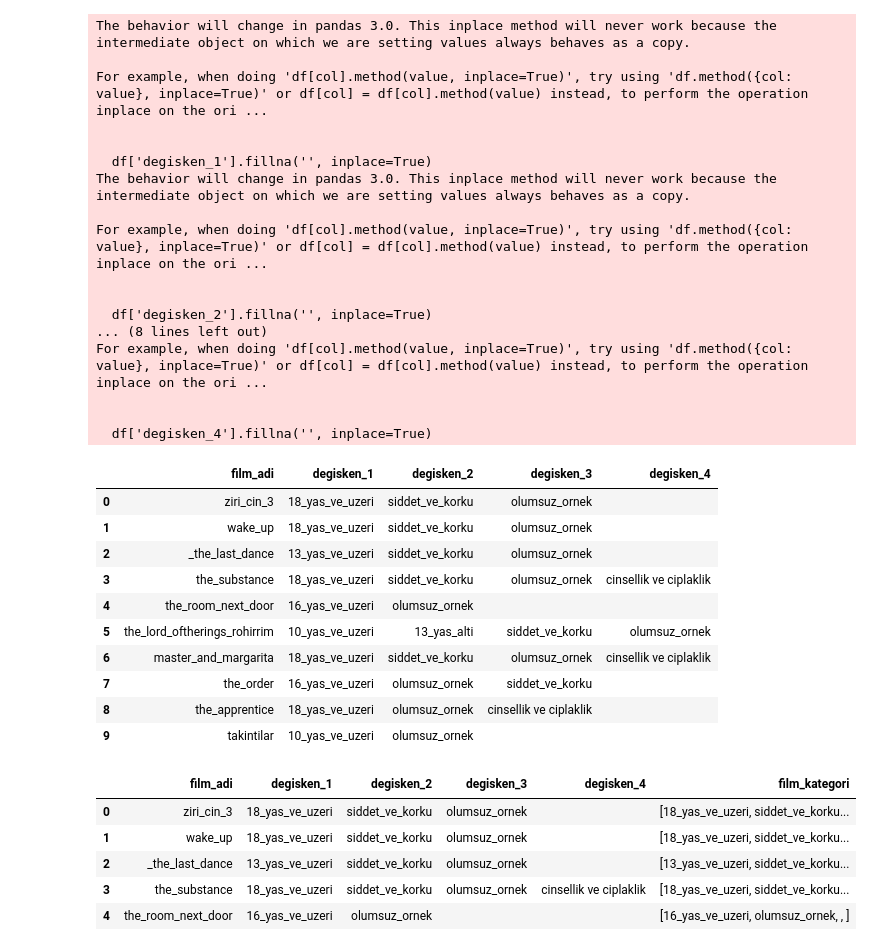
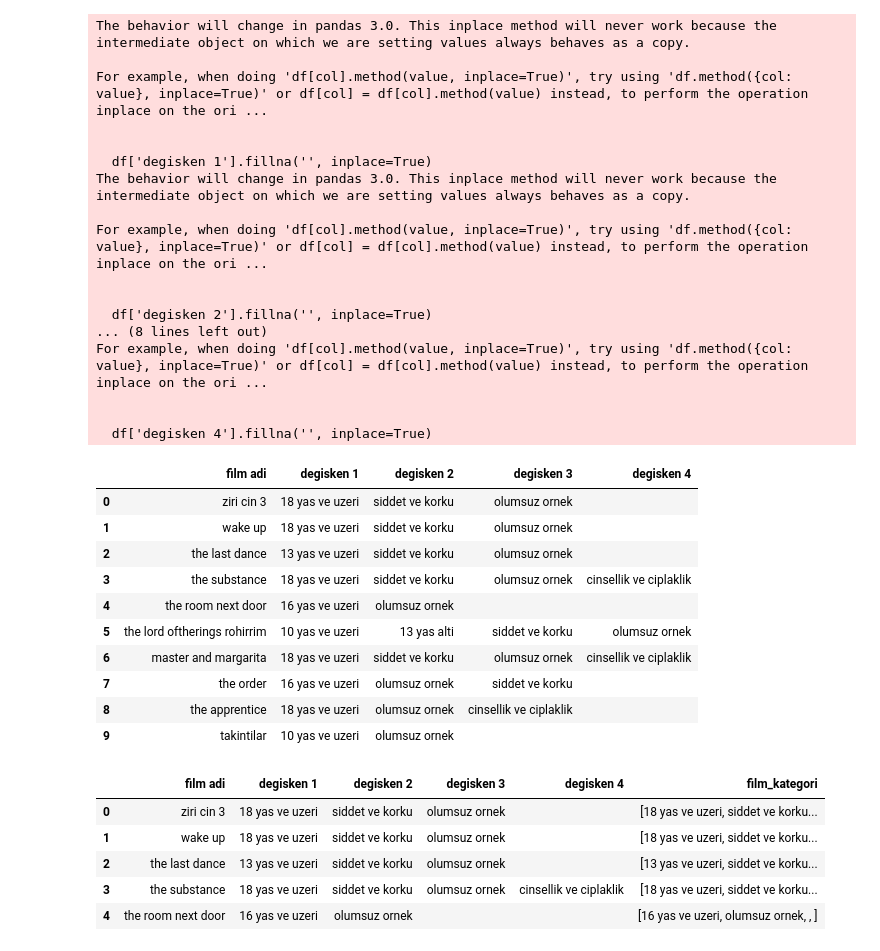
Before and after one commit to Fcansu/Film_Classification_Project, a Jupyter notebook: siniflanmis_data_preprocessing.ipynb, the cells around one changed output. Cells and saved outputs as stored; diff of their text form; code cells hidden in the pictures.

```diff
--- a/siniflanmis_data_preprocessing.ipynb
+++ b/siniflanmis_data_preprocessing.ipynb
@@ -15,47 +15,47 @@ df.head()
 # %%
-df['degisken_1'].fillna('', inplace=True)
-df['degisken_2'].fillna('', inplace=True)
-df['degisken_3'].fillna('', inplace=True)
-df['degisken_4'].fillna('', inplace=True)
+df['degisken 1'].fillna('', inplace=True)
+df['degisken 2'].fillna('', inplace=True)
+df['degisken 3'].fillna('', inplace=True)
+df['degisken 4'].fillna('', inplace=True)
 # %% [output]
 The behavior will change in pandas 3.0. This inplace method will never work because the intermediate object on which we are setting values always behaves as a copy.
 
 For example, when doing 'df[col].method(value, inplace=True)', try using 'df.method({col: value}, inplace=True)' or df[col] = df[col].method(value) instead, to perform the operation inplace on the ori ...
 
 
-  df['degisken_1'].fillna('', inplace=True)
+  df['degisken 1'].fillna('', inplace=True)
 The behavior will change in pandas 3.0. This inplace method will never work because the intermediate object on which we are setting values always behaves as a copy.
 
 For example, when doing 'df[col].method(value, inplace=True)', try using 'df.method({col: value}, inplace=True)' or df[col] = df[col].method(value) instead, to perform the operation inplace on the ori ...
 
 
-  df['degisken_2'].fillna('', inplace=True)
+  df['degisken 2'].fillna('', inplace=True)
 ... (8 lines left out)
 For example, when doing 'df[col].method(value, inplace=True)', try using 'df.method({col: value}, inplace=True)' or df[col] = df[col].method(value) instead, to perform the operation inplace on the ori ...
 
 
-  df['degisken_4'].fillna('', inplace=True)
+  df['degisken 4'].fillna('', inplace=True)
 # %%
 df.head(10)
 # %% [output]
-|  | film_adi | degisken_1 | degisken_2 | degisken_3 | degisken_4 |
-| 0 | ziri_cin_3 | 18_yas_ve_uzeri | siddet_ve_korku | olumsuz_ornek |  |
-| 1 | wake_up | 18_yas_ve_uzeri | siddet_ve_korku | olumsuz_ornek |  |
-| 2 | _the_last_dance | 13_yas_ve_uzeri | siddet_ve_korku | olumsuz_ornek |  |
-| 3 | the_substance | 18_yas_ve_uzeri | siddet_ve_korku | olumsuz_ornek | cinsellik ve ciplaklik |
-| 4 | the_room_next_door | 16_yas_ve_uzeri | olumsuz_ornek |  |  |
-| 5 | the_lord_oftherings_rohirrim | 10_yas_ve_uzeri | 13_yas_alti | siddet_ve_korku | olumsuz_ornek |
-| 6 | master_and_margarita | 18_yas_ve_uzeri | siddet_ve_korku | olumsuz_ornek | cinsellik ve ciplaklik |
-| 7 | the_order | 16_yas_ve_uzeri | olumsuz_ornek | siddet_ve_korku |  |
-| 8 | the_apprentice | 18_yas_ve_uzeri | olumsuz_ornek | cinsellik ve ciplaklik |  |
-| 9 | takintilar | 10_yas_ve_uzeri | olumsuz_ornek |  |  |
+|  | film adi | degisken 1 | degisken 2 | degisken 3 | degisken 4 |
+| 0 | ziri cin 3 | 18 yas ve uzeri | siddet ve korku | olumsuz ornek |  |
+| 1 | wake up | 18 yas ve uzeri | siddet ve korku | olumsuz ornek |  |
+| 2 | the last dance | 13 yas ve uzeri | siddet ve korku | olumsuz ornek |  |
+| 3 | the substance | 18 yas ve uzeri | siddet ve korku | olumsuz ornek | cinsellik ve ciplaklik |
+| 4 | the room next door | 16 yas ve uzeri | olumsuz ornek |  |  |
+| 5 | the lord oftherings rohirrim | 10 yas ve uzeri | 13 yas alti | siddet ve korku | olumsuz ornek |
+| 6 | master and margarita | 18 yas ve uzeri | siddet ve korku | olumsuz ornek | cinsellik ve ciplaklik |
+| 7 | the order | 16 yas ve uzeri | olumsuz ornek | siddet ve korku |  |
+| 8 | the apprentice | 18 yas ve uzeri | olumsuz ornek | cinsellik ve ciplaklik |  |
+| 9 | takintilar | 10 yas ve uzeri | olumsuz ornek |  |  |
 # %%
-df['film_kategori'] = df.apply(lambda x: [x['degisken_1'], x['degisken_2'], x['degisken_3'], x['degisken_4']], axis=1)
+df['film_kategori'] = df.apply(lambda x: [x['degisken 1'], x['degisken 2'], x['degisken 3'], x['degisken 4']], axis=1)
 df.head()
 # %% [output]
-|  | film_adi | degisken_1 | degisken_2 | degisken_3 | degisken_4 | film_kategori |
-| 0 | ziri_cin_3 | 18_yas_ve_uzeri | siddet_ve_korku | olumsuz_ornek |  | [18_yas_ve_uzeri, siddet_ve_korku... |
-| 1 | wake_up | 18_yas_ve_uzeri | siddet_ve_korku | olumsuz_ornek |  | [18_yas_ve_uzeri, siddet_ve_korku... |
-| 2 | _the_last_dance | 13_yas_ve_uzeri | siddet_ve_korku | olumsuz_ornek |  | [13_yas_ve_uzeri, siddet_ve_korku... |
-| 3 | the_substance | 18_yas_ve_uzeri | siddet_ve_korku | olumsuz_ornek | cinsellik ve ciplaklik | [18_yas_ve_uzeri, siddet_ve_korku... |
-| 4 | the_room_next_door | 16_yas_ve_uzeri | olumsuz_ornek |  |  | [16_yas_ve_uzeri, olumsuz_ornek, , ] |
+|  | film adi | degisken 1 | degisken 2 | degisken 3 | degisken 4 | film_kategori |
+| 0 | ziri cin 3 | 18 yas ve uzeri | siddet ve korku | olumsuz ornek |  | [18 yas ve uzeri, siddet ve korku... |
+| 1 | wake up | 18 yas ve uzeri | siddet ve korku | olumsuz ornek |  | [18 yas ve uzeri, siddet ve korku... |
+| 2 | the last dance | 13 yas ve uzeri | siddet ve korku | olumsuz ornek |  | [13 yas ve uzeri, siddet ve korku... |
+| 3 | the substance | 18 yas ve uzeri | siddet ve korku | olumsuz ornek | cinsellik ve ciplaklik | [18 yas ve uzeri, siddet ve korku... |
+| 4 | the room next door | 16 yas ve uzeri | olumsuz ornek |  |  | [16 yas ve uzeri, olumsuz ornek, , ] |
```
Also changed, not shown: parts of 1 cell of this notebook.
